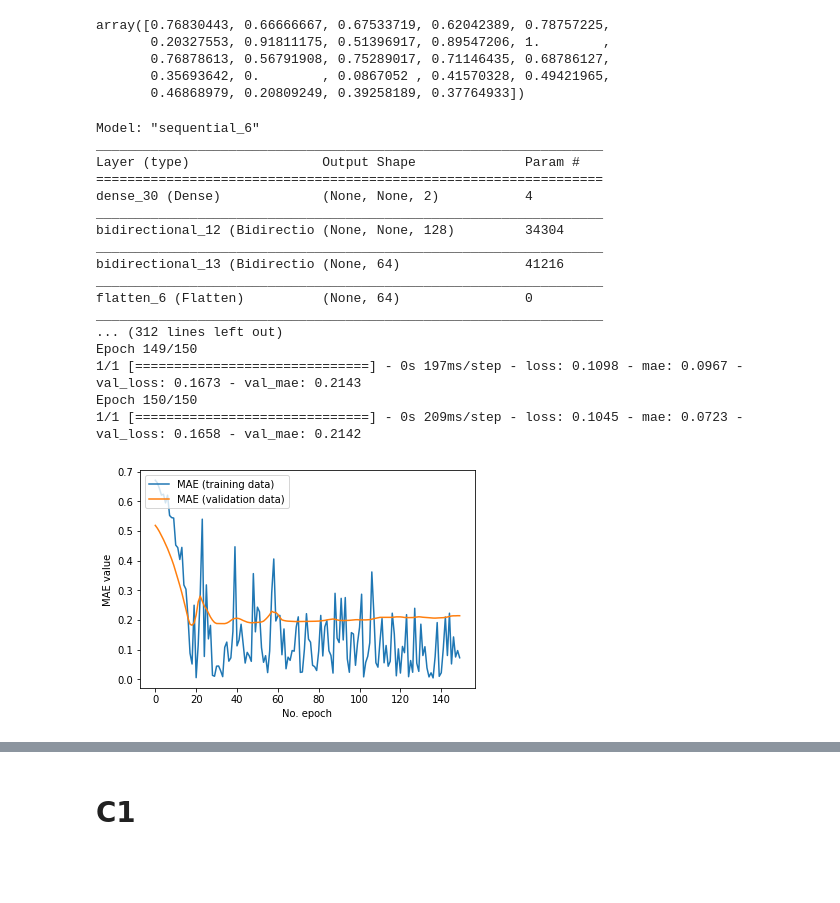
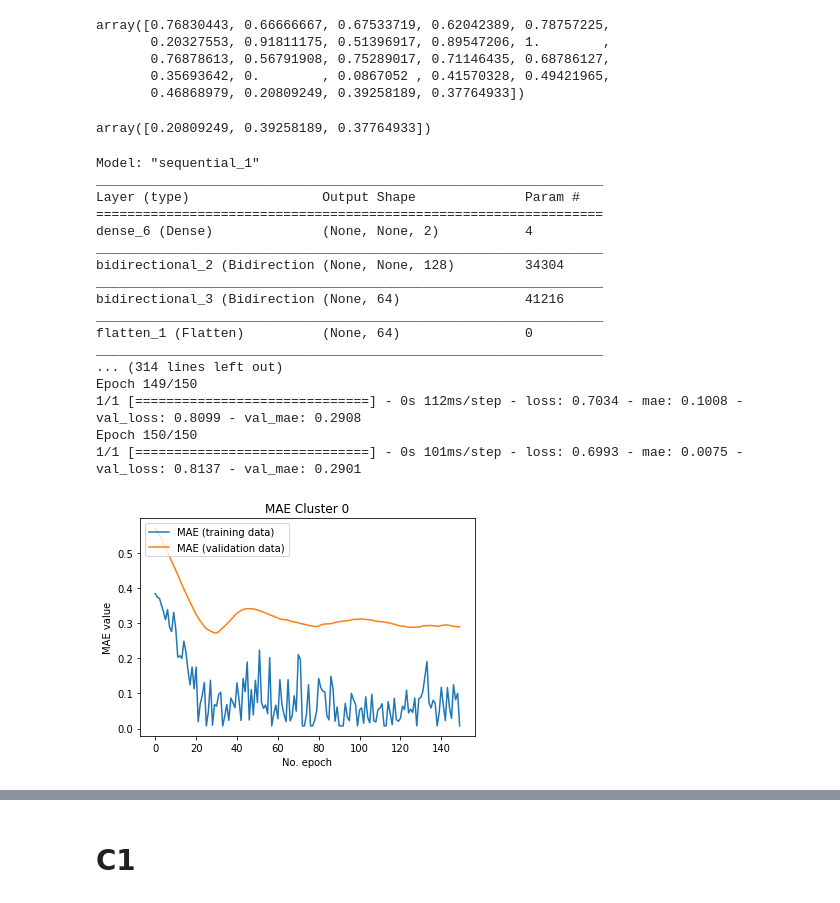
Before and after one commit to IritaSee/product_performance_blstm, a Jupyter notebook: per_cluster.ipynb, the cells around one changed output, grey strips where cells are left out. Cells and saved outputs as stored; diff of their text form; code cells hidden in the pictures; blank space fills up the shorter version.

```diff
--- a/per_cluster.ipynb
+++ b/per_cluster.ipynb
@@ -289,6 +283,10 @@ time_train = time[:-split_time]
 x_train =  series[:-split_time]
 time_valid =  time[-split_time:]
 x_valid =  series[-split_time:]
+# %%
+x_valid
+# %% [output]
+array([0.20809249, 0.39258189, 0.37764933])
 # %%
 #buat data biar dibagi per window, jadi me masang masangkan waktu dan value,
 window_size = 2
@@ -302,15 +300,15 @@ model = tf.keras.Sequential([
         tf.keras.layers.Dense(2, input_shape=[None, 1]),
         tf.keras.layers.Bidirectional(tf.keras.layers.LSTM(64,return_sequences=True)),
         tf.keras.layers.Bidirectional(tf.keras.layers.LSTM(32)),
-        # tf.keras.layers.Bidirectional(tf.keras.layers.LSTM(4)),
+
         tf.keras.layers.Flatten(),
-        #tf.keras.layers.GlobalAveragePooling1D(),
-        tf.keras.layers.Dense(512, activation='relu', kernel_regularizer=tf.keras.regularizers.l1(l1=0.001)),
-        tf.keras.layers.Dropout(0.2),
-        tf.keras.layers.Dense(64, activation='relu', kernel_regularizer=tf.keras.regularizers.l1_l2(l1=0.001, l2=0.001)),
+        tf.keras.layers.Dense(1024, activation='relu'),
+        tf.keras.layers.Dropout(0.5),
+        tf.keras.layers.Dense(512, activation='relu',kernel_regularizer=tf.keras.regularizers.l1(l1=0.01)),
+        tf.keras.layers.Dense(64, activation='relu',kernel_regularizer=tf.keras.regularizers.l1_l2(l1=0.01, l2=0.01)),
         tf.keras.layers.Dense(32, activation='relu'),
         tf.keras.layers.Dropout(0.3),
-        tf.keras.layers.Dense(1)
+        tf.keras.layers.Dense(1, activation='relu')
     ])
 
     #the blstm part
@@ -320,31 +318,32 @@ model.compile(optimizer=tf.keras.optimizers.Adam(),metrics=['mae'],loss='mse')
 model.summary()
 hist=model.fit(valid_set,epochs=150,validation_data=train_set)
 # %% [output]
-Model: "sequential_6"
+Model: "sequential_1"
 _________________________________________________________________
 Layer (type)                 Output Shape              Param #
 =================================================================
-dense_30 (Dense)             (None, None, 2)           4
+dense_6 (Dense)              (None, None, 2)           4
 _________________________________________________________________
-bidirectional_12 (Bidirectio (None, None, 128)         34304
+bidirectional_2 (Bidirection (None, None, 128)         34304
 _________________________________________________________________
-bidirectional_13 (Bidirectio (None, 64)                41216
+bidirectional_3 (Bidirection (None, 64)                41216
 _________________________________________________________________
-flatten_6 (Flatten)          (None, 64)                0
+flatten_1 (Flatten)          (None, 64)                0
 _________________________________________________________________
-... (312 lines left out)
+... (314 lines left out)
 Epoch 149/150
-1/1 [==============================] - 0s 197ms/step - loss: 0.1098 - mae: 0.0967 - val_loss: 0.1673 - val_mae: 0.2143
+1/1 [==============================] - 0s 112ms/step - loss: 0.7034 - mae: 0.1008 - val_loss: 0.8099 - val_mae: 0.2908
 Epoch 150/150
-1/1 [==============================] - 0s 209ms/step - loss: 0.1045 - mae: 0.0723 - val_loss: 0.1658 - val_mae: 0.2142
+1/1 [==============================] - 0s 101ms/step - loss: 0.6993 - mae: 0.0075 - val_loss: 0.8137 - val_mae: 0.2901
 # %%
 import matplotlib.pyplot as plt
 plt.plot(hist.history['mae'], label='MAE (training data)')
 plt.plot(hist.history['val_mae'], label='MAE (validation data)')
 
+plt.title("MAE Cluster 0")
 plt.ylabel('MAE value')
 plt.xlabel('No. epoch')
 plt.legend(loc="upper left")
 plt.show()
 # %% [output]
-[figure, old version]
+[figure, new version]
```
Also changed, not shown: parts of 54 cells of this notebook, 23 other files.
